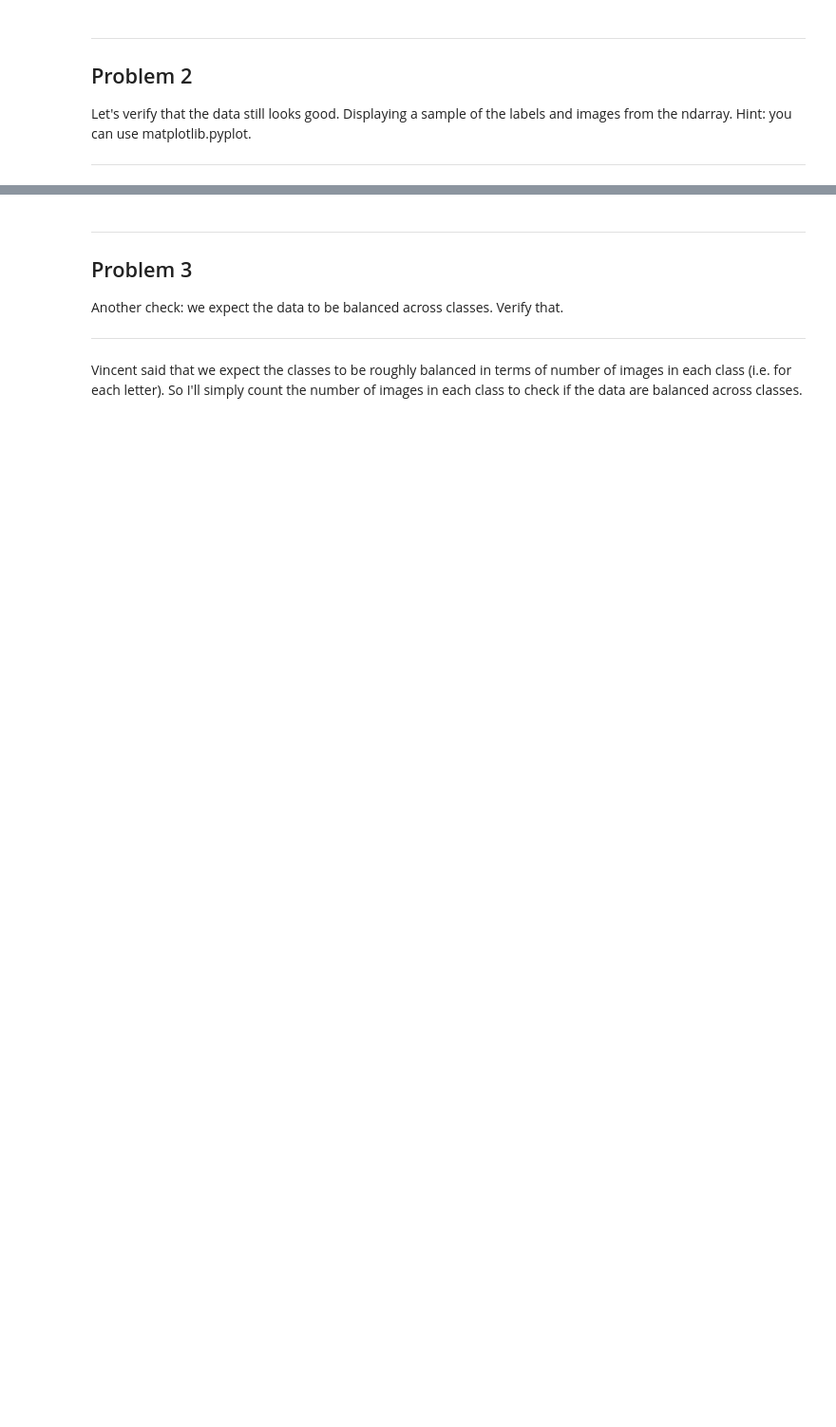
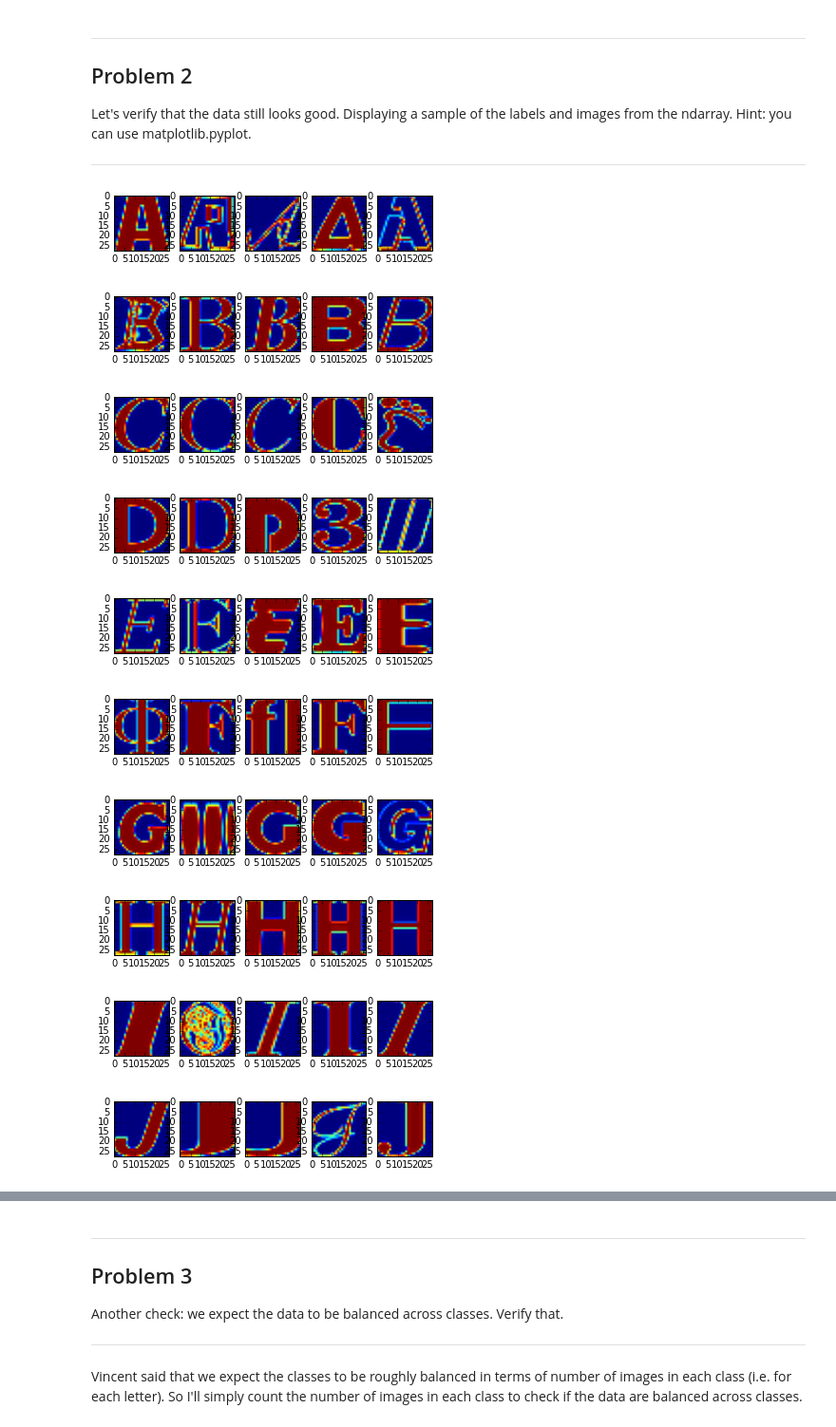
Before and after one commit to SebastienBoisard/DeepLearning-Course-ud730, a Jupyter notebook: Assignment_1_not_mnist/1_notmnist.ipynb, the cells around one changed output, grey strips where cells are left out. Shown at 95% size. Saved outputs shown, nothing was run; the diff lists cells and outputs as text; code cells hidden in the pictures; blank space fills up the shorter version.

```diff
--- a/Assignment_1_not_mnist/1_notmnist.ipynb
+++ b/Assignment_1_not_mnist/1_notmnist.ipynb
@@ -289,3 +303,16 @@ def plot_samples(datasets):
+# %%
+plot_samples(train_datasets)
+# %% [output]
+[figure, added]
+[figure, added]
+[figure, added]
+[figure, added]
+[figure, added]
+[figure, added]
+[figure, added]
+[figure, added]
+[figure, added]
+[figure, added]
 # %%
 plot_samples(test_datasets)
 # %% [output]
```
Also changed, not shown: parts of 13 cells of this notebook.
